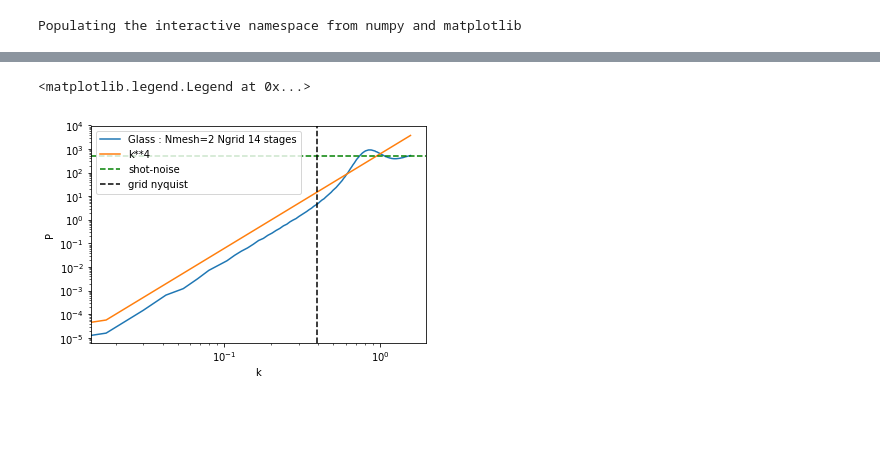
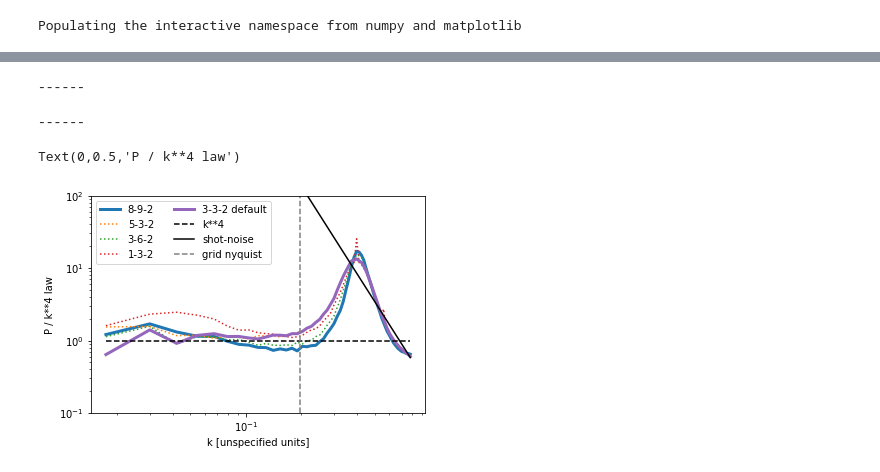
Before and after one commit to rainwoodman/fastpm-python, a Jupyter notebook: Example/Glass.ipynb, the cells around one changed output, grey strips where cells are left out. Cells and saved outputs as stored; diff of their text form; code cells hidden in the pictures; blank space fills up the shorter version.

```diff
--- a/Example/Glass.ipynb
+++ b/Example/Glass.ipynb
@@ -153,14 +31,43 @@ print('------')
-# %%
-plot(r.power['k'], r.power['power'], label='Glass : Nmesh=2 Ngrid 14 stages')
-plot(r.power['k'], r.power['k'] ** 4 * r.power.sel(method='nearest', k=[1.])['power'].real, label='k**4')
-axhline(1  / (pm.Nmesh / pm.BoxSize).prod(), label='shot-noise', ls='--', color='green')
-axvline(2 * pi / pm.BoxSize[0] * pm.Nmesh[0] / 2, label='grid nyquist', ls='--', color='k')
-yscale('log')
-xscale('log')
-xlabel('k')
-ylabel('P')
-legend()
-# %% [output]
-<matplotlib.legend.Legend at 0x...>
-[figure, removed]
+# %%
+print('------')
+
+state = test_solver(spread=8, N=9, B=2)
+r = FFTPower(state.to_catalog(attrs={'BoxSize' :  state.pm.BoxSize}), mode='1d', Nmesh=128)
+powerlaw = (r.power['k'] ** 4 / 0.1 ** 4)* r.power.sel(method='nearest', k=[.1])['power'].real
+plot(r.power['k'], r.power['power'] / powerlaw, label='8-9-2', lw=3)
+
+
+state = test_solver(spread=5, N=3, B=2)
+r = FFTPower(state.to_catalog(attrs={'BoxSize' :  state.pm.BoxSize}), mode='1d', Nmesh=128)
+plot(r.power['k'], r.power['power']  / powerlaw, label='5-3-2', ls=':')
+
+state = test_solver(spread=3, N=6, B=2)
+r = FFTPower(state.to_catalog(attrs={'BoxSize' :  state.pm.BoxSize}), mode='1d', Nmesh=128)
+plot(r.power['k'], r.power['power']  / powerlaw, label='3-6-2', ls=':')
+
+state = test_solver(spread=1, N=3, B=2)
+r = FFTPower(state.to_catalog(attrs={'BoxSize' :  state.pm.BoxSize}), mode='1d', Nmesh=128)
+plot(r.power['k'], r.power['power']  / powerlaw, label='1-3-2', ls=':')
+
+
+state = test_solver(spread=3, N=3, B=2)
+r = FFTPower(state.to_catalog(attrs={'BoxSize' :  state.pm.BoxSize}), mode='1d', Nmesh=128)
+plot(r.power['k'], r.power['power'] / powerlaw, label='3-3-2 default', lw=3)
+
+print('------')
+plot(r.power['k'], powerlaw / powerlaw, label='k**4', ls='--', color='k')
+plot(r.power['k'], 1  / (pm.Nmesh / pm.BoxSize).prod()  / powerlaw, label='shot-noise', ls='-', color='black')
+axvline(2 * pi / pm.BoxSize[0] * pm.Nmesh[0] / 2, label='grid nyquist', ls='--', color='grey')
+
+legend(ncol=2)
+yscale('log')
+ylim(0.1, 100)
+xscale('log')
+xlabel('k [unspecified units]')
+ylabel('P / k**4 law')
+# %% [output]
+------
+------
+Text(0,0.5,'P / k**4 law')
+[figure, added]
 # %%
```
Also changed, not shown: parts of 19 cells of this notebook.
